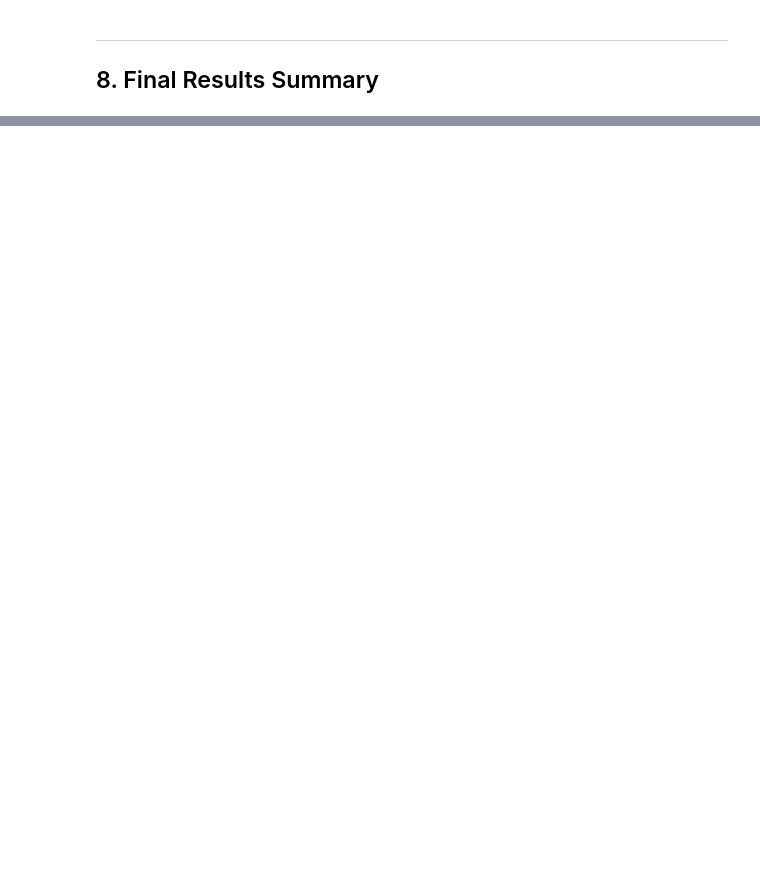
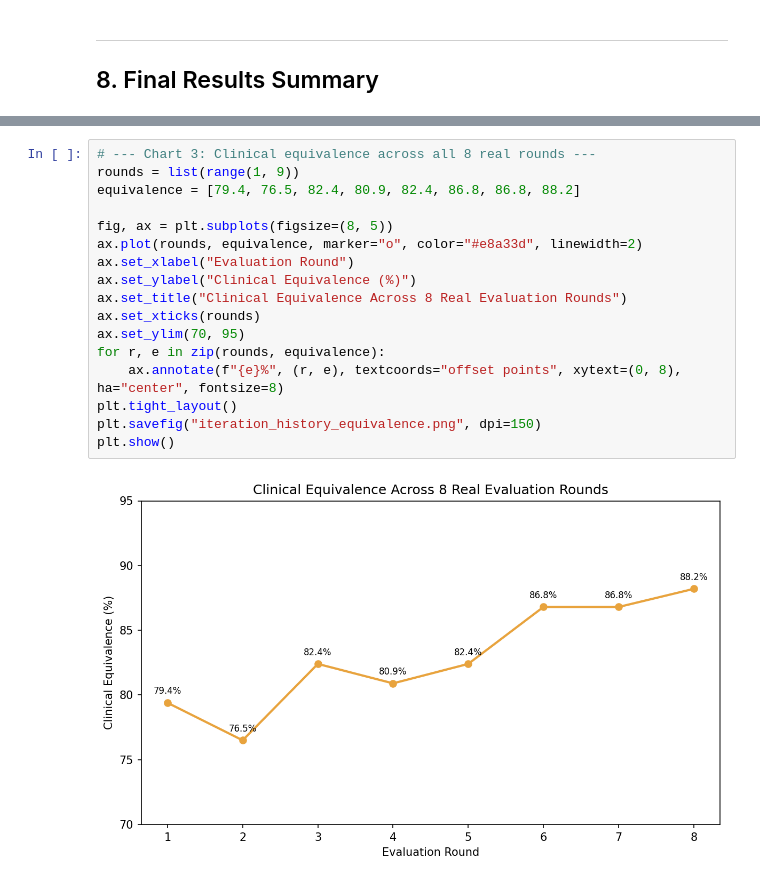
Before and after one commit to Pam-Pam29/WEMA-Women-s-Emergency-Medical-AI, a Jupyter notebook: evaluation/WEMA_Testing_and_Evaluation.ipynb, the cells around one changed output, grey strips where cells are left out. Cells and saved outputs as stored; diff of their text form; blank space fills up the shorter version.

```diff
--- a/evaluation/WEMA_Testing_and_Evaluation.ipynb
+++ b/evaluation/WEMA_Testing_and_Evaluation.ipynb
@@ -962,0 +1129,19 @@ LLM Configuration Used in Production:
+# %%
+# --- Chart 3: Clinical equivalence across all 8 real rounds ---
+rounds = list(range(1, 9))
+equivalence = [79.4, 76.5, 82.4, 80.9, 82.4, 86.8, 86.8, 88.2]
+
+fig, ax = plt.subplots(figsize=(8, 5))
+ax.plot(rounds, equivalence, marker="o", color="#e8a33d", linewidth=2)
+ax.set_xlabel("Evaluation Round")
+ax.set_ylabel("Clinical Equivalence (%)")
+ax.set_title("Clinical Equivalence Across 8 Real Evaluation Rounds")
+ax.set_xticks(rounds)
+ax.set_ylim(70, 95)
+for r, e in zip(rounds, equivalence):
+    ax.annotate(f"{e}%", (r, e), textcoords="offset points", xytext=(0, 8), ha="center", fontsize=8)
+plt.tight_layout()
+plt.savefig("iteration_history_equivalence.png", dpi=150)
+plt.show()
+# %% [output]
+[figure, added]
```
Also changed, not shown: parts of 43 cells of this notebook, 12 other files.
